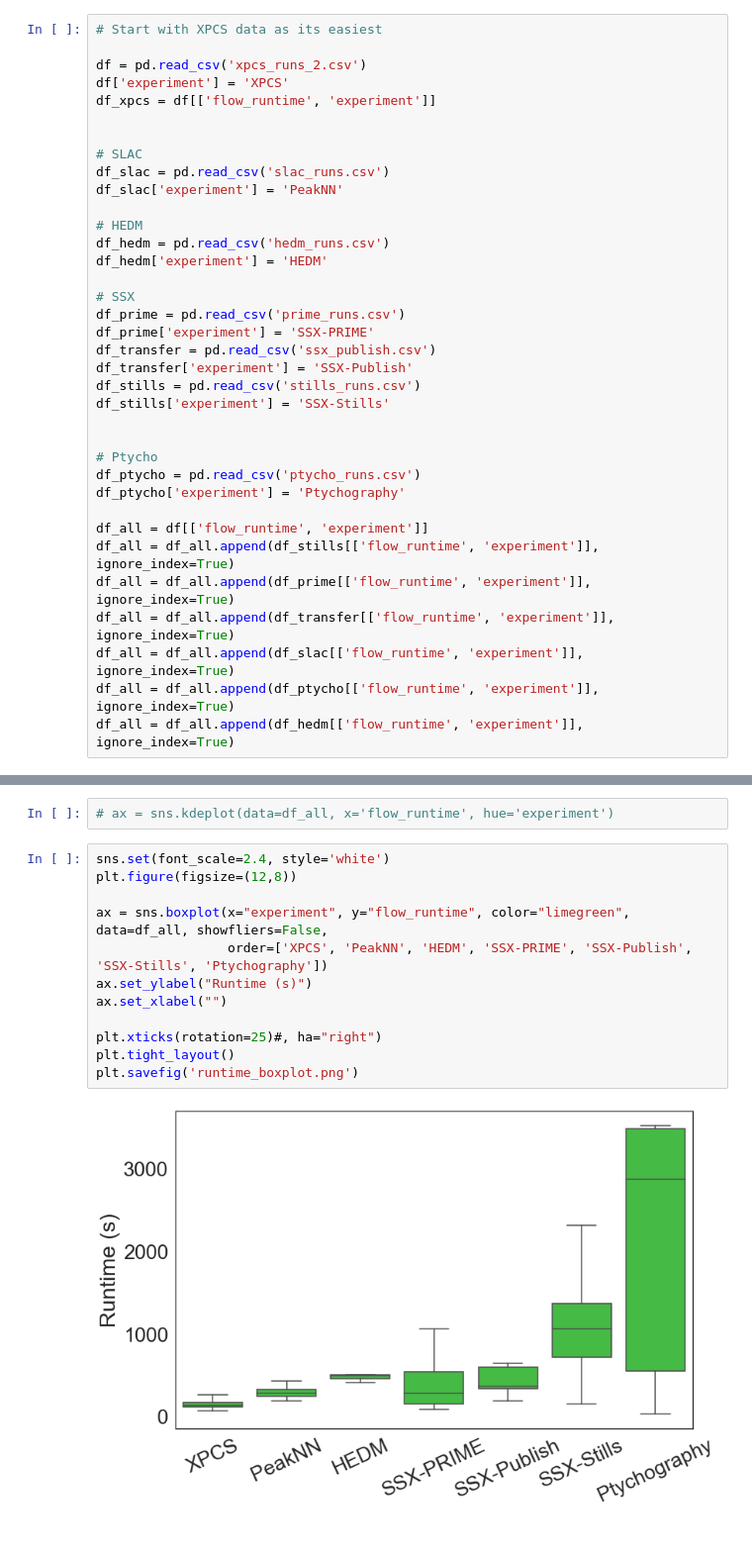
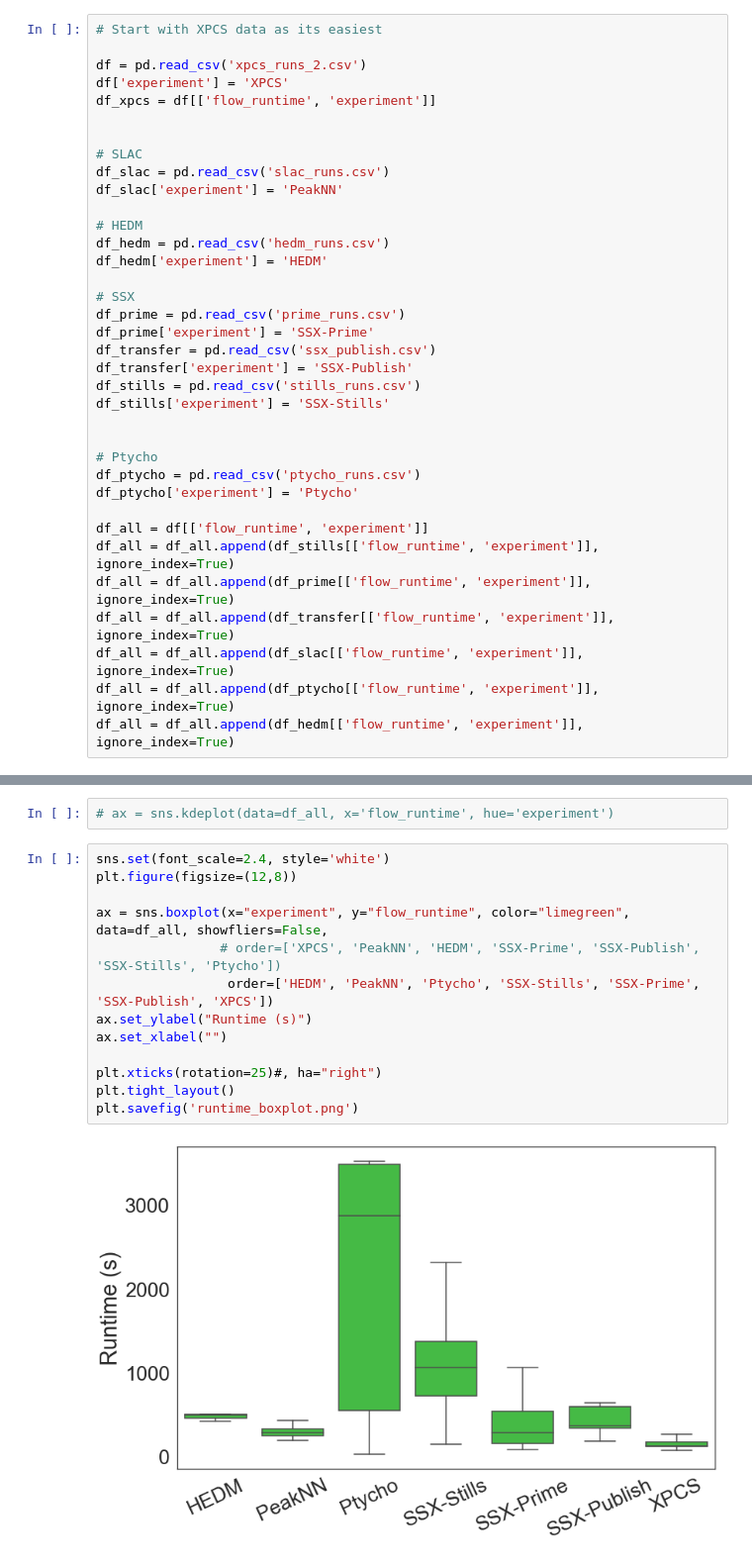
Before and after one commit to globus-labs/gladier-plots, a Jupyter notebook: gladier-figures.ipynb, the cells around one changed output, grey strips where cells are left out. Shown at 99% size. Drawn from its saved outputs; the diff is of its cells as text.

```diff
--- a/gladier-figures.ipynb
+++ b/gladier-figures.ipynb
@@ -570,7 +570,7 @@ df_hedm['experiment'] = 'HEDM'
 
 # SSX
 df_prime = pd.read_csv('prime_runs.csv')
-df_prime['experiment'] = 'SSX-PRIME'
+df_prime['experiment'] = 'SSX-Prime'
 df_transfer = pd.read_csv('ssx_publish.csv')
 df_transfer['experiment'] = 'SSX-Publish'
 df_stills = pd.read_csv('stills_runs.csv')
@@ -579,7 +579,7 @@ df_stills['experiment'] = 'SSX-Stills'
 
 # Ptycho
 df_ptycho = pd.read_csv('ptycho_runs.csv')
-df_ptycho['experiment'] = 'Ptychography'
+df_ptycho['experiment'] = 'Ptycho'
 
 df_all = df[['flow_runtime', 'experiment']]
 df_all = df_all.append(df_stills[['flow_runtime', 'experiment']], ignore_index=True)
@@ -633,14 +633,15 @@ plt.savefig('runtime_displot.png')
 # %%
 sns.set(font_scale=2.4, style='white')
 plt.figure(figsize=(12,8))
 
 ax = sns.boxplot(x="experiment", y="flow_runtime", color="limegreen", data=df_all, showfliers=False,
-                 order=['XPCS', 'PeakNN', 'HEDM', 'SSX-PRIME', 'SSX-Publish', 'SSX-Stills', 'Ptychography'])
+                # order=['XPCS', 'PeakNN', 'HEDM', 'SSX-Prime', 'SSX-Publish', 'SSX-Stills', 'Ptycho'])
+                 order=['HEDM', 'PeakNN', 'Ptycho', 'SSX-Stills', 'SSX-Prime', 'SSX-Publish', 'XPCS'])
 ax.set_ylabel("Runtime (s)")
 ax.set_xlabel("")
 
 plt.xticks(rotation=25)#, ha="right")
 plt.tight_layout()
 plt.savefig('runtime_boxplot.png')
 # %% [output]
-[figure, old version]
+[figure, new version]
```
Also changed, not shown: parts of 10 cells of this notebook.
